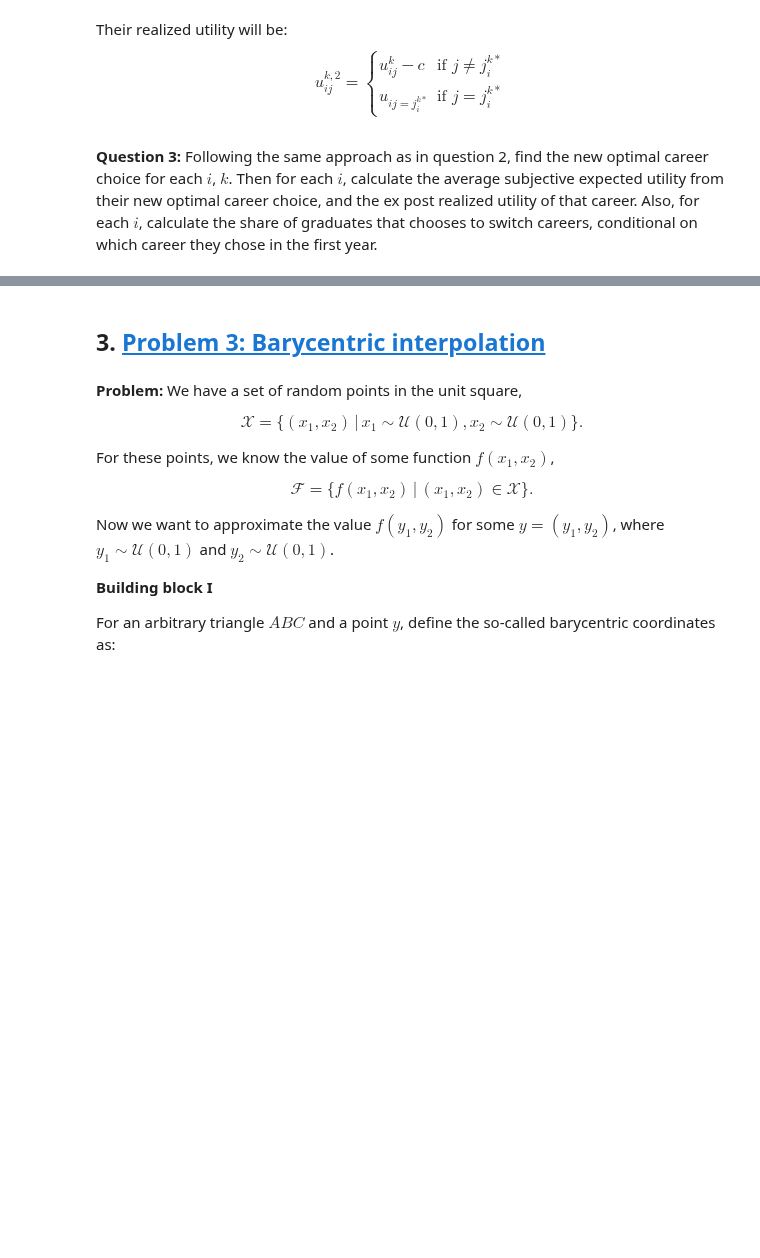
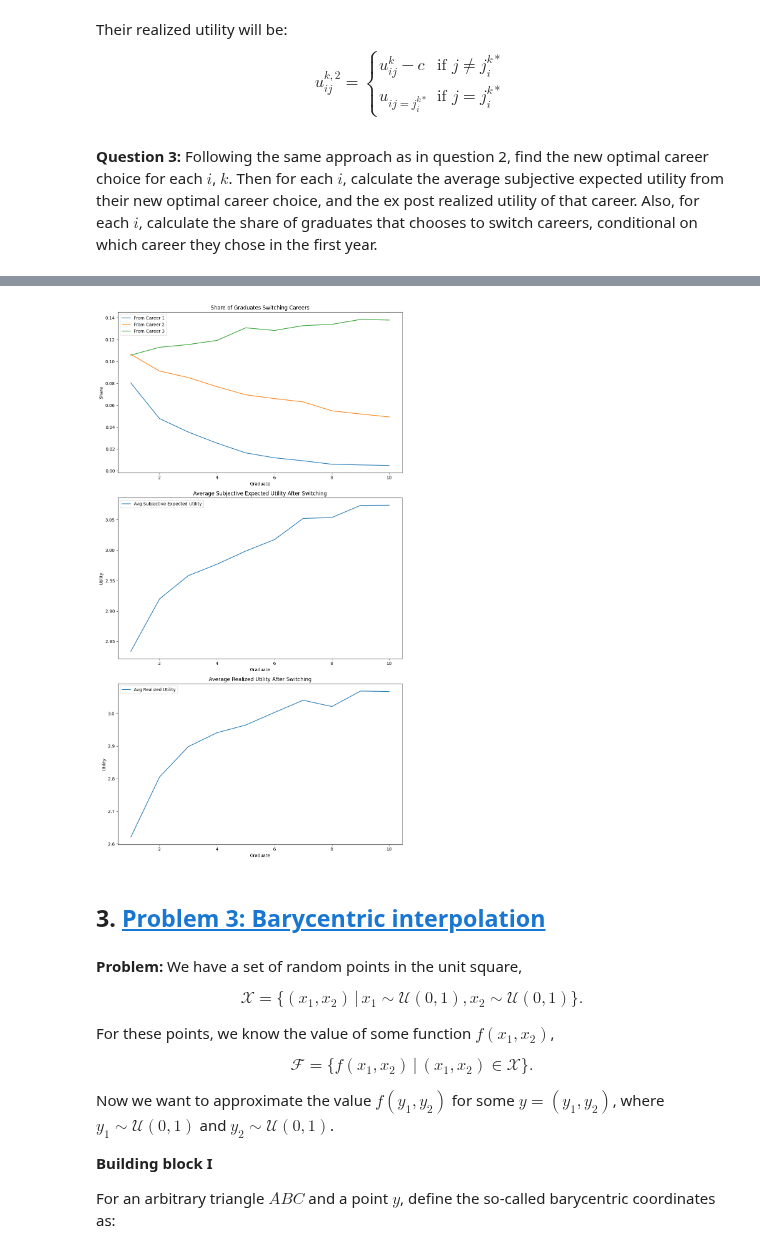
Before and after one commit to NumEconCopenhagen/projects-2024-anton-og-phillip, a Jupyter notebook: Exam/exam_2024.ipynb, the cells around one changed output, grey strips where cells are left out. Cells and saved outputs as stored; diff of their text form; code cells hidden in the pictures; blank space fills up the shorter version.

```diff
--- a/Exam/exam_2024.ipynb
+++ b/Exam/exam_2024.ipynb
@@ -793,3 +635,96 @@ simulate_graduates_with_switching(par)
+# %%
+# Arrays to store the results
+new_avg_subjective_expected_utility = np.zeros(par.N)
+new_avg_realized_utility = np.zeros(par.N)
+switch_share = np.zeros((par.N, par.J))
+
+# Simulation
+for k in range(par.K):
+    for i in range(par.N):
+        F_i = i + 1  # number of friends
+        prior_expected_utility = np.zeros(par.J)
+
+        # Initial career choice based on friends' feedback
+        for j in range(par.J):
+            epsilon_friends = np.random.normal(0, par.sigma, F_i)
+            prior_expected_utility[j] = par.v[j] + np.mean(epsilon_friends)
+
+        epsilon_own_initial = np.random.normal(0, par.sigma, par.J)
+        initial_choice = np.argmax(prior_expected_utility)
+        initial_realized_utility = par.v[initial_choice] + epsilon_own_initial[initial_choice]
+
+        # After a year: Re-evaluate choices considering switching cost
+        new_prior_expected_utility = np.copy(prior_expected_utility)
+        new_realized_utility = np.zeros(par.J)
+
+        for j in range(par.J):
+            if j != initial_choice:
+                new_prior_expected_utility[j] -= par.c
+
+        new_prior_expected_utility[initial_choice] = initial_realized_utility
+
+        epsilon_own_new = np.random.normal(0, par.sigma, par.J)
+
+        new_choice = np.argmax(new_prior_expected_utility)
+
+        for j in range(par.J):
+            if j != initial_choice:
+                new_realized_utility[j] = par.v[j] + epsilon_own_new[j] - par.c
+            else:
+                new_realized_utility[j] = initial_realized_utility
+
+        # Store results
+        new_avg_subjective_expected_utility[i] += new_prior_expected_utility[new_choice]
+        new_avg_realized_utility[i] += new_realized_utility[new_choice]
+
+        if new_choice != initial_choice:
+            switch_share[i, initial_choice] += 1
+
+# Normalize results
+new_avg_subjective_expected_utility /= par.K
+new_avg_realized_utility /= par.K
+switch_share /= par.K
+
+# Prepare DataFrame for visualization
+new_results_df = pd.DataFrame({
+    'Graduate': np.arange(1, par.N + 1),
+    'Avg_Subjective_Expected_Utility': new_avg_subjective_expected_utility,
+    'Avg_Realized_Utility': new_avg_realized_utility,
+})
+
+# Add switch share columns
+for j in range(par.J):
+    new_results_df[f'Switch_Share_Career_{j+1}'] = switch_share[:, j]
+
+# Visualization
+fig, axs = plt.subplots(3, 1, figsize=(10, 18))
+
+# Share of graduates switching from each initial career
+for j in range(par.J):
+    axs[0].plot(new_results_df['Graduate'], new_results_df[f'Switch_Share_Career_{j+1}'], label=f'From Career {j+1}')
+axs[0].set_title('Share of Graduates Switching Careers')
+axs[0].set_xlabel('Graduate')
+axs[0].set_ylabel('Share')
+axs[0].legend()
+
+# Average subjective expected utility after switching
+axs[1].plot(new_results_df['Graduate'], new_results_df['Avg_Subjective_Expected_Utility'], label='Avg Subjective Expected Utility')
+axs[1].set_title('Average Subjective Expected Utility After Switching')
+axs[1].set_xlabel('Graduate')
+axs[1].set_ylabel('Utility')
+axs[1].legend()
+
+# Average realized utility after switching
+axs[2].plot(new_results_df['Graduate'], new_results_df['Avg_Realized_Utility'], label='Avg Realized Utility')
+axs[2].set_title('Average Realized Utility After Switching')
+axs[2].set_xlabel('Graduate')
+axs[2].set_ylabel('Utility')
+axs[2].legend()
+
+plt.tight_layout()
+plt.show()
+# %% [output]
+[figure, added]
 # %% [markdown]
 ## 3. <a id='toc3_'></a>[Problem 3: Barycentric interpolation](#toc0_)
 # %% [markdown]
```
Also changed, not shown: parts of 6 cells of this notebook.
